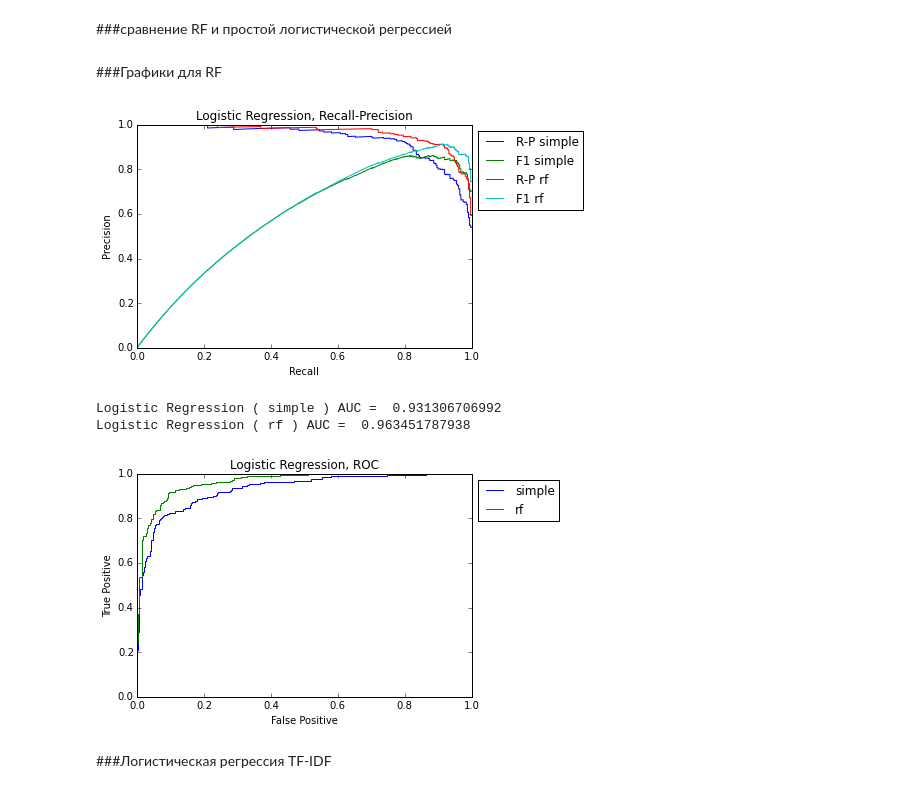
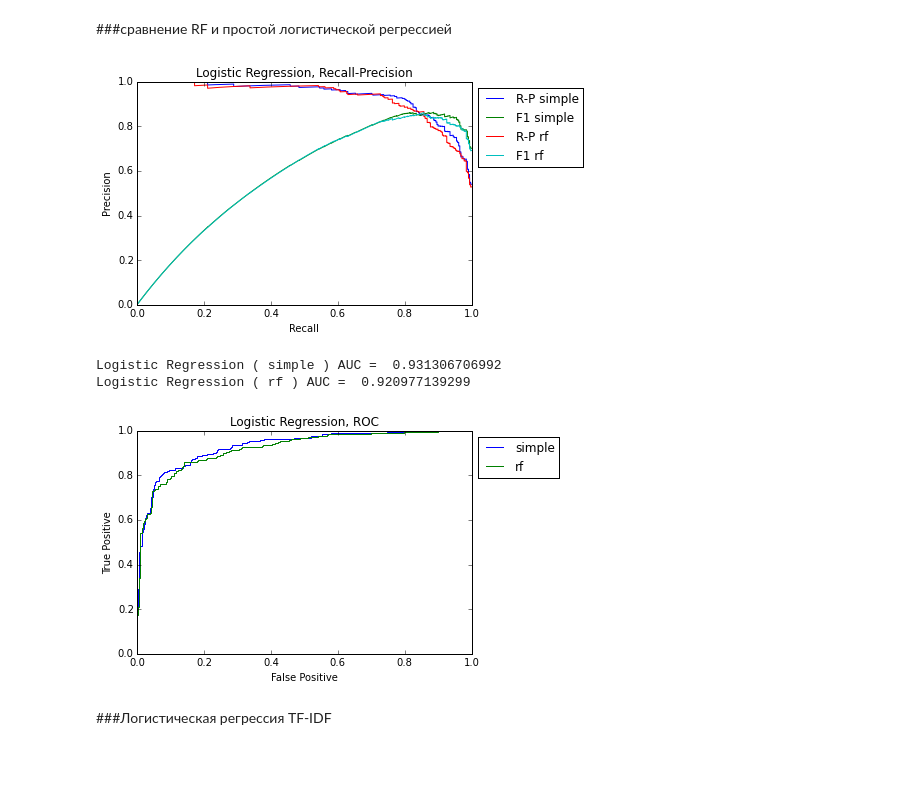
Before and after one commit to ermakovpetr/posneg, a Jupyter notebook: main.ipynb, the cells around one changed output. Saved outputs shown, nothing was run; the diff lists cells and outputs as text; code cells hidden in the pictures; blank space fills up the shorter version.

```diff
--- a/main.ipynb
+++ b/main.ipynb
@@ -42,9 +111,9 @@ def f1_measure(P,R):
 # %% [markdown]
 ###Чтение файлов, bag of words, множество ответов
 # %%
-with open('/Users/ermakovpetr/projects/posneg/pos_reviews.json') as data_file:
+with open('pos_reviews.json') as data_file:
     data_pos = json.load(data_file)
-with open('/Users/ermakovpetr/projects/posneg/neg_reviews.json') as data_file:
+with open('neg_reviews.json') as data_file:
     data_neg = json.load(data_file)
 
 pos_texts = data_pos.keys()
@@ -53,7 +122,7 @@ all_texts = pos_texts + neg_texts
 
 N_POS_TEXTS = len(pos_texts)
 N_NEG_TEXTS = len(neg_texts)
-target = [1]*N_POS_TEXT + [0]*N_NEG_TEXT
+target = [1]*N_POS_TEXTS + [0]*N_NEG_TEXTS
 # %% [markdown]
 ###Матрица частотности
 # %%
@@ -90,10 +166,0 @@ matrix_tfidf = tfidf_transformer.fit_transform(temp_matrix).toarray()
-# %%
-def get_after_rf_matrix(in_matrix, in_matrix_bin, IN_N_POS_TEXTS, IN_N_NEG_TEXTS, out_n_features):
-    '''first text in all matrix must be positive'''
-    pos_rf_prepare = in_matrix_bin[:IN_N_POS_TEXTS].sum(axis=0)
-    neg_rf_prepare = in_matrix_bin[IN_N_POS_TEXTS:].sum(axis=0)
-    pos_rf = numpy.array([math.log( 2 + (x / max(1,y)) , 2) for x,y in zip(pos_rf_prepare, neg_rf_prepare)])
-    neg_rf = numpy.array([math.log( 2 + (x / max(1,y)) , 2) for x,y in zip(neg_rf_prepare, pos_rf_prepare)])
-    l_pos = pos_rf.argsort()[-out_n_features//2:]
-    l_neg = neg_rf.argsort()[-out_n_features//2:]
-    return (in_matrix.transpose()[list(set(l_pos) | set(l_neg))]).transpose()
@@ -108,14 +166,0 @@ def cross_valid(matrix_counts, target, test_size=0.3, random_state=0):
-# %%
-def rp_curve(title, Y_test, predicted, label='?'):
-    precision, recall, _ = metrics.precision_recall_curve(Y_test, predicted[:,1])
-    plot.plot(recall, precision, label='R-P '+label);
-    plot.plot(recall, f1_measure(precision, recall), label='F1 '+label)
-    plot.xlabel('Recall'); plot.ylabel('Precision'); plot.title(title)
-    plot.legend(bbox_to_anchor=(1, 1), loc=2); plot.xlim([0.0, 1.0]); plot.ylim([0.0, 1]);
-
-def roc_curve(title, Y_test, predicted, label='?'):
-    fpr, tpr, _ = metrics.roc_curve(Y_test, predicted[:,1])
-    plot.plot(fpr, tpr, label=label);
-    plot.xlabel('False Positive'); plot.ylabel('True Positive'); plot.title(title)
-    plot.legend(bbox_to_anchor=(1, 1), loc=2); plot.xlim([0.0, 1.0]); plot.ylim([0.0, 1]);
-    print 'Logistic Regression (', label, ') AUC = ', metrics.auc(fpr, tpr)
@@ -136,2 +207,0 @@ X_train, X_test, Y_train, Y_test = cross_valid(matrix_counts, target)
-# %%
-logreg_1_predicted = logistic_reg(X_train, X_test, Y_train)
@@ -162,16 +236,17 @@ logreg_3_predicted = logistic_reg(X_train, X_test, Y_train)
-# %% [markdown]
-###Графики для RF
 # %%
+X_train, X_test, Y_train, Y_test = cross_valid(matrix_counts, target)
+X_train_rf, X_test_rf = get_after_rf_matrix(X_train, Y_train, 35000, X_test)
+logreg_3_predicted = logistic_reg(X_train_rf, X_test_rf, Y_train)
+
 rp_curve('Logistic Regression, Recall-Precision', Y_test, logreg_1_predicted, label='simple')
 rp_curve('Logistic Regression, Recall-Precision', Y_test, logreg_3_predicted, label='rf')
+plot.show()
+roc_curve('Logistic Regression, ROC', Y_test, logreg_1_predicted, label='simple')
+roc_curve('Logistic Regression, ROC', Y_test, logreg_3_predicted, label='rf')
 # %% [output]
-[figure, old version]
+[figure, new version]
+Logistic Regression ( simple ) AUC =  0.931306706992
+Logistic Regression ( rf ) AUC =  0.920977139299
+[figure, added]
-# %%
-roc_curve('Logistic Regression, ROC', Y_test, logreg_1_predicted, label='simple')
-roc_curve('Logistic Regression, ROC', Y_test, logreg_3_predicted, label='rf')
-# %% [output]
-Logistic Regression ( simple ) AUC =  0.931306706992
-Logistic Regression ( rf ) AUC =  0.963451787938
-[figure, removed]
 # %% [markdown]
 ###Логистическая регрессия TF-IDF
```
Also changed, not shown: parts of 60 cells of this notebook.
